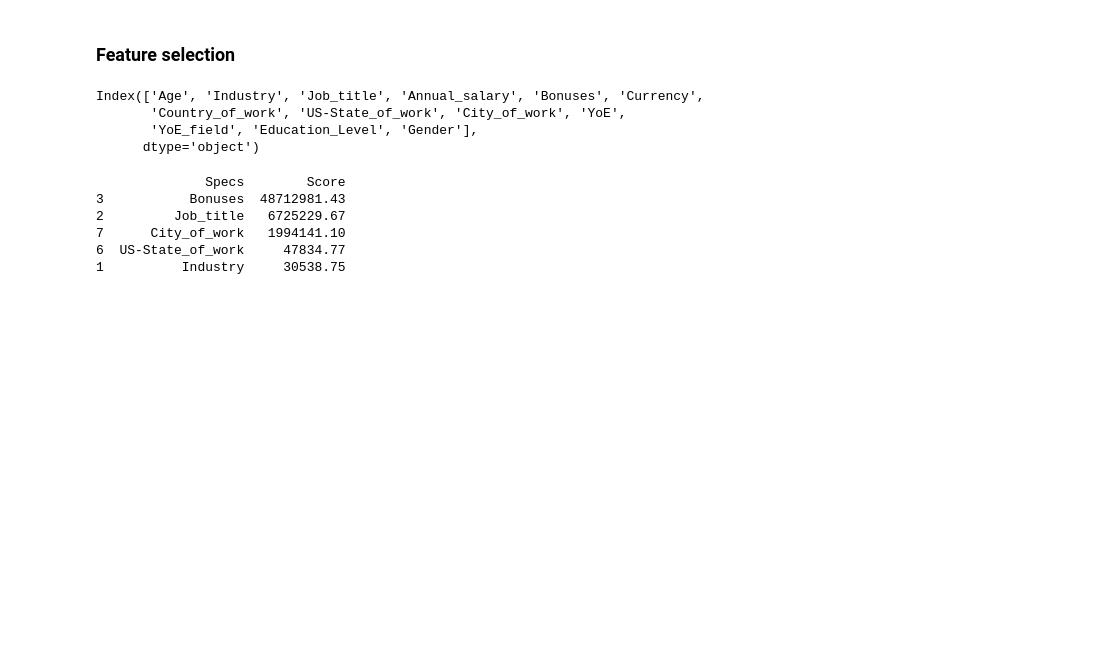
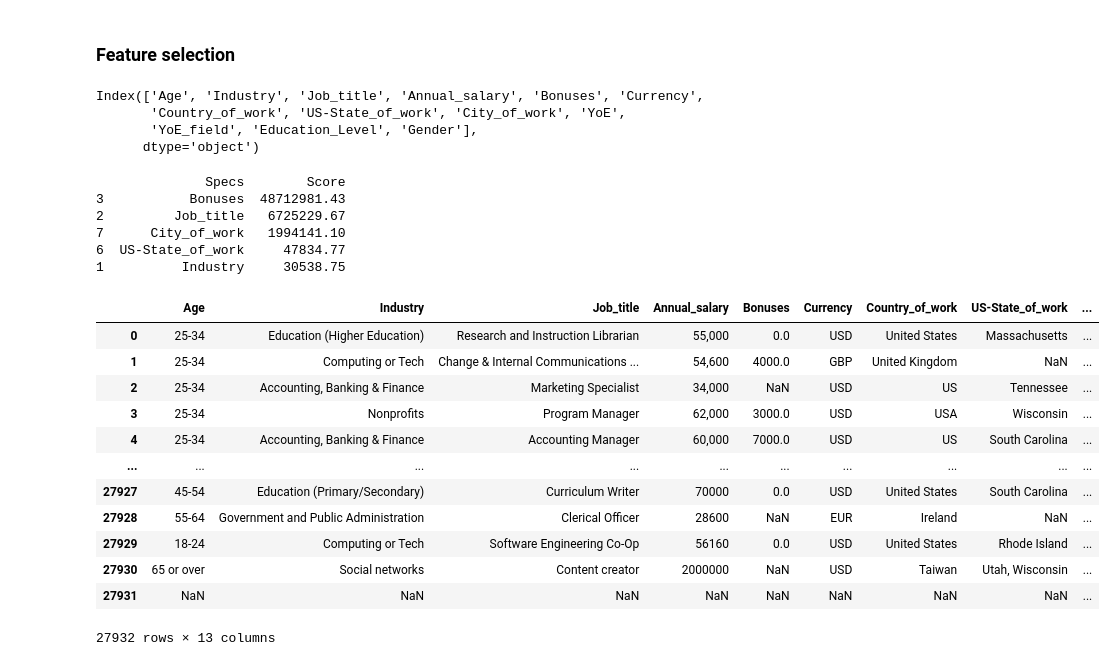
Before and after one commit to LeoTarulli/SalarySurvey_EDA, a Jupyter notebook: EDA - Salary survey.ipynb, the cells around one changed output. Cells and saved outputs as stored; diff of their text form; code cells hidden in the pictures; blank space fills up the shorter version.

```diff
--- a/EDA - Salary survey.ipynb
+++ b/EDA - Salary survey.ipynb
@@ -1431,3 +1430,19 @@ print(featureScores.nlargest(5,'Score'))  #print 5 best features
 7      City_of_work   1994141.10
 6  US-State_of_work     47834.77
 1          Industry     30538.75
+# %%
+df
+# %% [output]
+|  | Age | Industry | Job_title | Annual_salary | Bonuses | Currency | Country_of_work | US-State_of_work | ... |
+| 0 | 25-34 | Education (Higher Education) | Research and Instruction Librarian | 55,000 | 0.0 | USD | United States | Massachusetts | ... |
+| 1 | 25-34 | Computing or Tech | Change & Internal Communications ... | 54,600 | 4000.0 | GBP | United Kingdom | NaN | ... |
+| 2 | 25-34 | Accounting, Banking & Finance | Marketing Specialist | 34,000 | NaN | USD | US | Tennessee | ... |
+| 3 | 25-34 | Nonprofits | Program Manager | 62,000 | 3000.0 | USD | USA | Wisconsin | ... |
+| 4 | 25-34 | Accounting, Banking & Finance | Accounting Manager | 60,000 | 7000.0 | USD | US | South Carolina | ... |
+| ... | ... | ... | ... | ... | ... | ... | ... | ... | ... |
+| 27927 | 45-54 | Education (Primary/Secondary) | Curriculum Writer | 70000 | 0.0 | USD | United States | South Carolina | ... |
+| 27928 | 55-64 | Government and Public Administration | Clerical Officer | 28600 | NaN | EUR | Ireland | NaN | ... |
+| 27929 | 18-24 | Computing or Tech | Software Engineering Co-Op | 56160 | 0.0 | USD | United States | Rhode Island | ... |
+| 27930 | 65 or over | Social networks | Content creator | 2000000 | NaN | USD | Taiwan | Utah, Wisconsin | ... |
+| 27931 | NaN | NaN | NaN | NaN | NaN | NaN | NaN | NaN | ... |
+27932 rows × 13 columns
```
Also changed, not shown: parts of 7 cells of this notebook.
